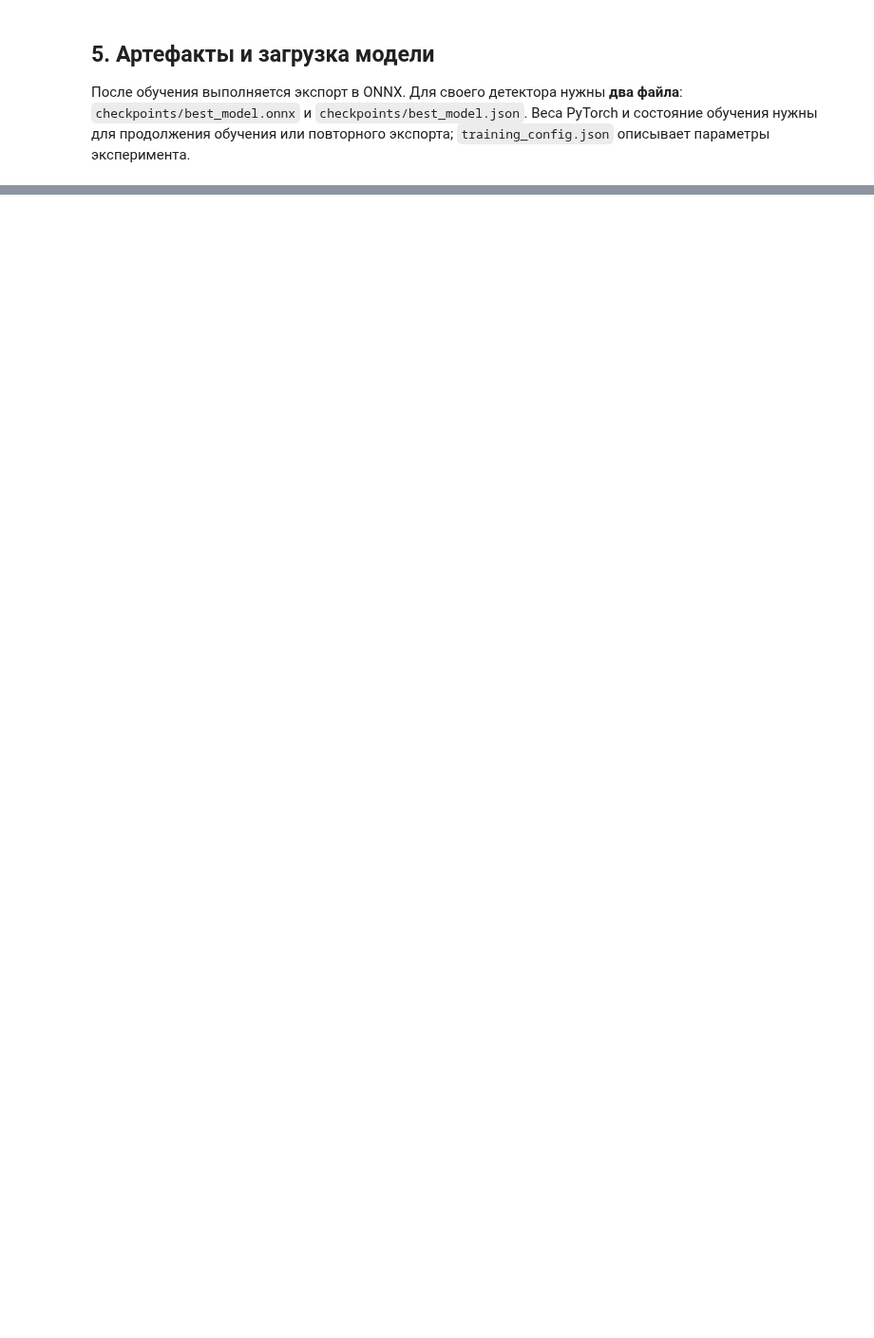
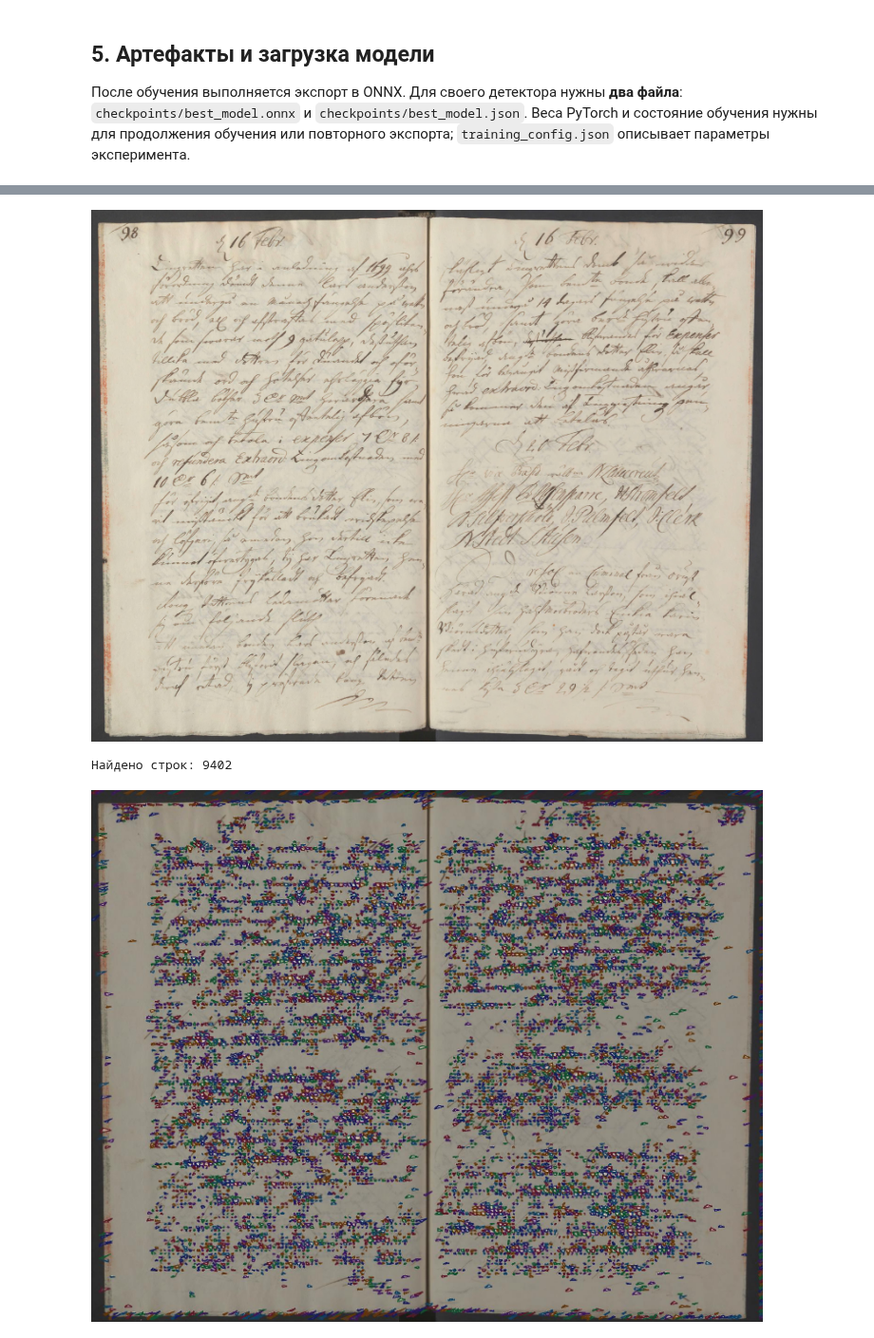
Before and after one commit to konstantinkozhin/manuscript-ocr, a Jupyter notebook: notebooks/v_0_1_13/Обучение_детектора_EAST.ipynb, the cells around one changed output, grey strips where cells are left out. Shown at 95% size. Cells and saved outputs as stored; diff of their text form; code cells hidden in the pictures; blank space fills up the shorter version.

```diff
--- a/notebooks/v_0_1_13/Обучение_детектора_EAST.ipynb
+++ b/notebooks/v_0_1_13/Обучение_детектора_EAST.ipynb
@@ -135,26 +142,27 @@ import torch
 from manuscript.detectors import EAST
 
 EXP_ROOT = Path("experiments")
-MODEL_NAME = "east_handwritten_essay"
+MODEL_NAME = "east_gota_hovratt_lines"
 EXP_DIR = EXP_ROOT / MODEL_NAME
-EPOCHS = 1
+EPOCHS = 10
 DEVICE = torch.device("cuda" if torch.cuda.is_available() else "cpu")
 
 model = EAST.train(
     train_images=str(IMAGES_DIR / "train"),
     train_anns=str(DATA_DIR / "train_coco.json"),
-    val_images=str(IMAGES_DIR / "test"),
-    val_anns=str(DATA_DIR / "test_coco.json"),
+    val_images=str(IMAGES_DIR / "val"),
+    val_anns=str(DATA_DIR / "val_coco.json"),
     experiment_root=str(EXP_ROOT),
     model_name=MODEL_NAME,
     backbone_name="resnet50",
-    pretrained_backbone=True,  # Начинаем с предобученного backbone.
-    target_size=512,
+    pretrained_backbone=True,
+    target_size=1024,
     epochs=EPOCHS,
     batch_size=1,
     num_workers=0,
-    use_multiscale=False,  # Для примера используем один размер входа.
-    detection_level="word",
+    use_multiscale=False,
+    augmentation_config={"quad_source": "min_area_rect"},
+    detection_level="line",
     device=DEVICE,
 )
 # %% [markdown]
@@ -182,8 +201,14 @@ detector = EAST(
 # %%
-validation = json.loads((DATA_DIR / "test_coco.json").read_text())
-image_path = IMAGES_DIR / "test" / validation["images"][0]["file_name"]
+validation = json.loads((DATA_DIR / "val_coco.json").read_text(encoding="utf-8"))
+image_path = IMAGES_DIR / "val" / validation["images"][0]["file_name"]
 image = Image.open(image_path).convert("RGB")
-display(image)
+preview = image.copy()
+preview.thumbnail((1440, 1440))
+display(preview)
 page = detector.predict(image)
-print(f"Найдено областей: {len(page.children)}")
+print(f"Найдено строк: {len(page.children)}")
 display(visualize_page(image, page, numbers_levels=[], max_size=1440, upscale=True))
+# %% [output]
+[figure, added]
+Найдено строк: 9402
+[figure, added]
```
Also changed, not shown: parts of 9 cells of this notebook, 25 other files.
